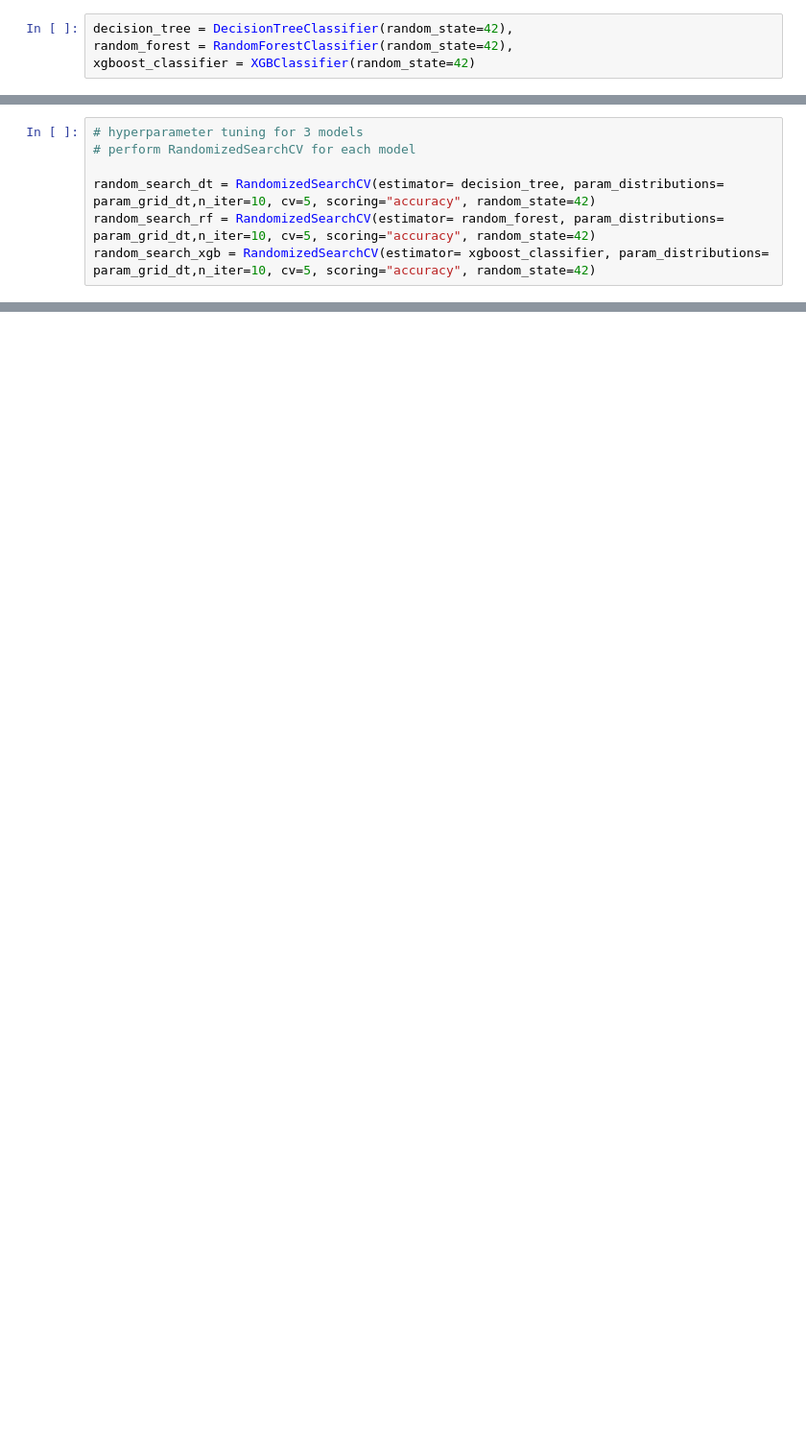
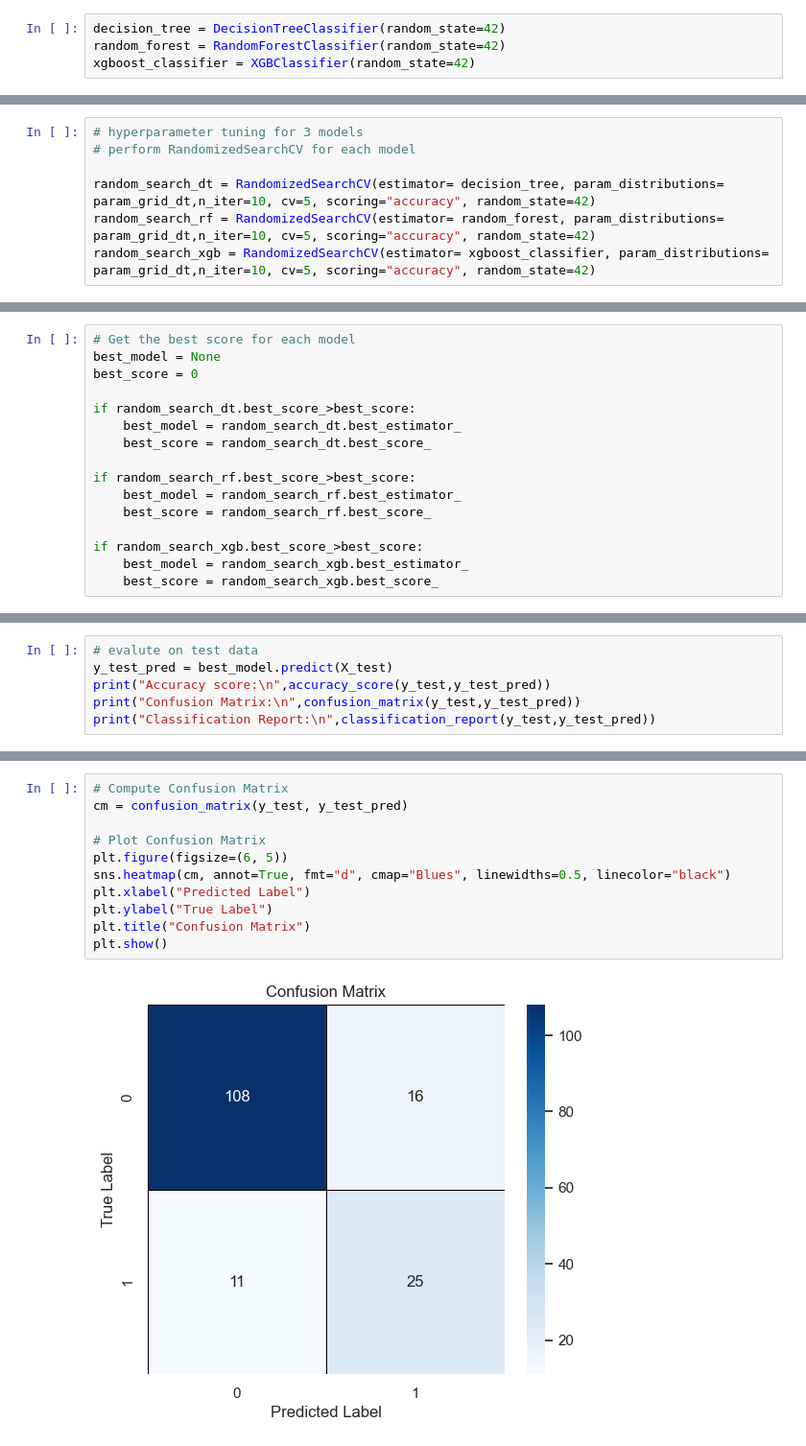
Before and after one commit to suyash242004/Autism-Prediction-using-Machine-Learning, a Jupyter notebook: Autism_Prediction.ipynb, the cells around one changed output, grey strips where cells are left out. Shown at 96% size. Saved outputs shown, nothing was run; the diff lists cells and outputs as text; blank space fills up the shorter version.

```diff
--- a/Autism_Prediction.ipynb
+++ b/Autism_Prediction.ipynb
@@ -537,8 +537,8 @@ cv_scores
 # %% [markdown]
 6. Model Selection and Hyperparameter Tuning
 # %%
-decision_tree = DecisionTreeClassifier(random_state=42),
-random_forest = RandomForestClassifier(random_state=42),
+decision_tree = DecisionTreeClassifier(random_state=42)
+random_forest = RandomForestClassifier(random_state=42)
 xgboost_classifier = XGBClassifier(random_state=42)
 # %%
 # Hyperparameter grids for RandomizedSearchCV
@@ -579,0 +598,16 @@ random_search_xgb.fit(X_train_smote,y_train_smote)
+# %%
+# Get the best score for each model
+best_model = None
+best_score = 0
+
+if random_search_dt.best_score_>best_score:
+    best_model = random_search_dt.best_estimator_
+    best_score = random_search_dt.best_score_
+
+if random_search_rf.best_score_>best_score:
+    best_model = random_search_rf.best_estimator_
+    best_score = random_search_rf.best_score_
+
+if random_search_xgb.best_score_>best_score:
+    best_model = random_search_xgb.best_estimator_
+    best_score = random_search_xgb.best_score_
@@ -579,0 +626,6 @@ random_search_xgb.fit(X_train_smote,y_train_smote)
+# %%
+# evalute on test data
+y_test_pred = best_model.predict(X_test)
+print("Accuracy score:\n",accuracy_score(y_test,y_test_pred))
+print("Confusion Matrix:\n",confusion_matrix(y_test,y_test_pred))
+print("Classification Report:\n",classification_report(y_test,y_test_pred))
@@ -579,0 +647,13 @@ random_search_xgb.fit(X_train_smote,y_train_smote)
+# %%
+# Compute Confusion Matrix
+cm = confusion_matrix(y_test, y_test_pred)
+
+# Plot Confusion Matrix
+plt.figure(figsize=(6, 5))
+sns.heatmap(cm, annot=True, fmt="d", cmap="Blues", linewidths=0.5, linecolor="black")
+plt.xlabel("Predicted Label")
+plt.ylabel("True Label")
+plt.title("Confusion Matrix")
+plt.show()
+# %% [output]
+[figure, added]
```
Also changed, not shown: parts of 6 cells of this notebook.
